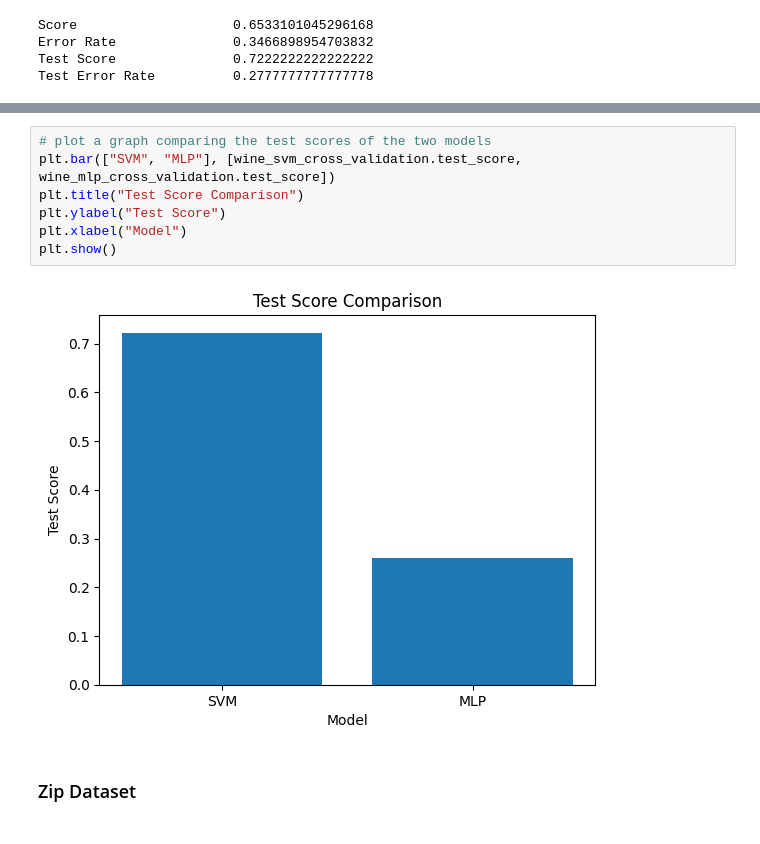
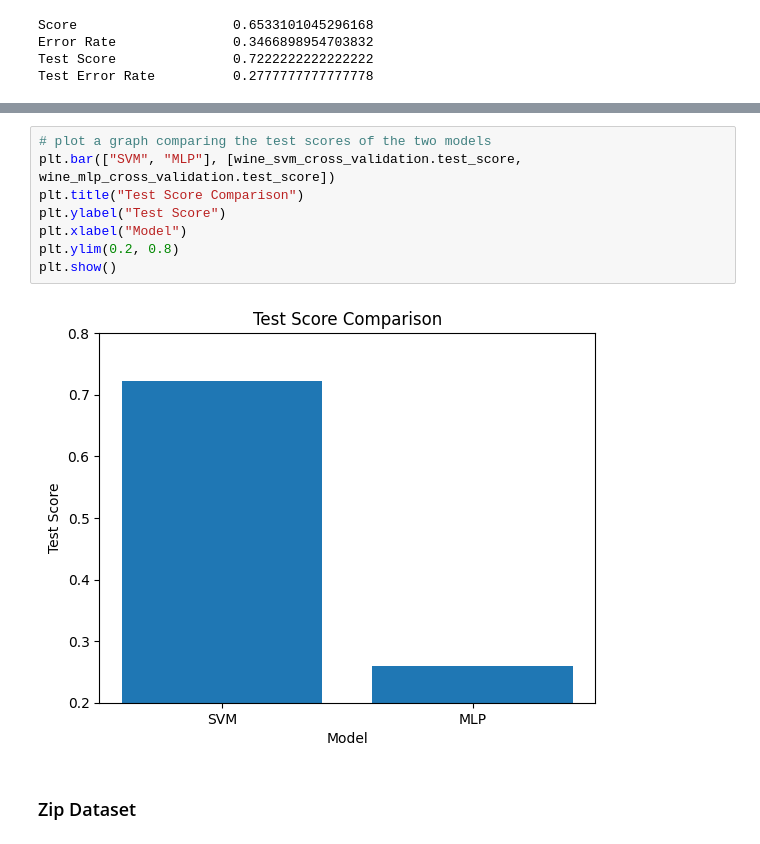
Before and after one commit to mbeps/Machine-Learning-Assignment-3, a Jupyter notebook: Assignment_3.ipynb, the cells around one changed output, grey strips where cells are left out. Drawn from its saved outputs; the diff is of its cells as text.

```diff
--- a/Assignment_3.ipynb
+++ b/Assignment_3.ipynb
@@ -615,12 +620,13 @@ plt.show()
 # %%
 # plot a graph comparing the test scores of the two models
 plt.bar(["SVM", "MLP"], [wine_svm_cross_validation.test_score, wine_mlp_cross_validation.test_score])
 plt.title("Test Score Comparison")
 plt.ylabel("Test Score")
 plt.xlabel("Model")
+plt.ylim(0.2, 0.8)
 plt.show()
 # %% [output]
-[figure, old version]
+[figure, new version]
 # %% [markdown]
 ### Zip Dataset
 # %%
```
Also changed, not shown: parts of 40 cells of this notebook.
